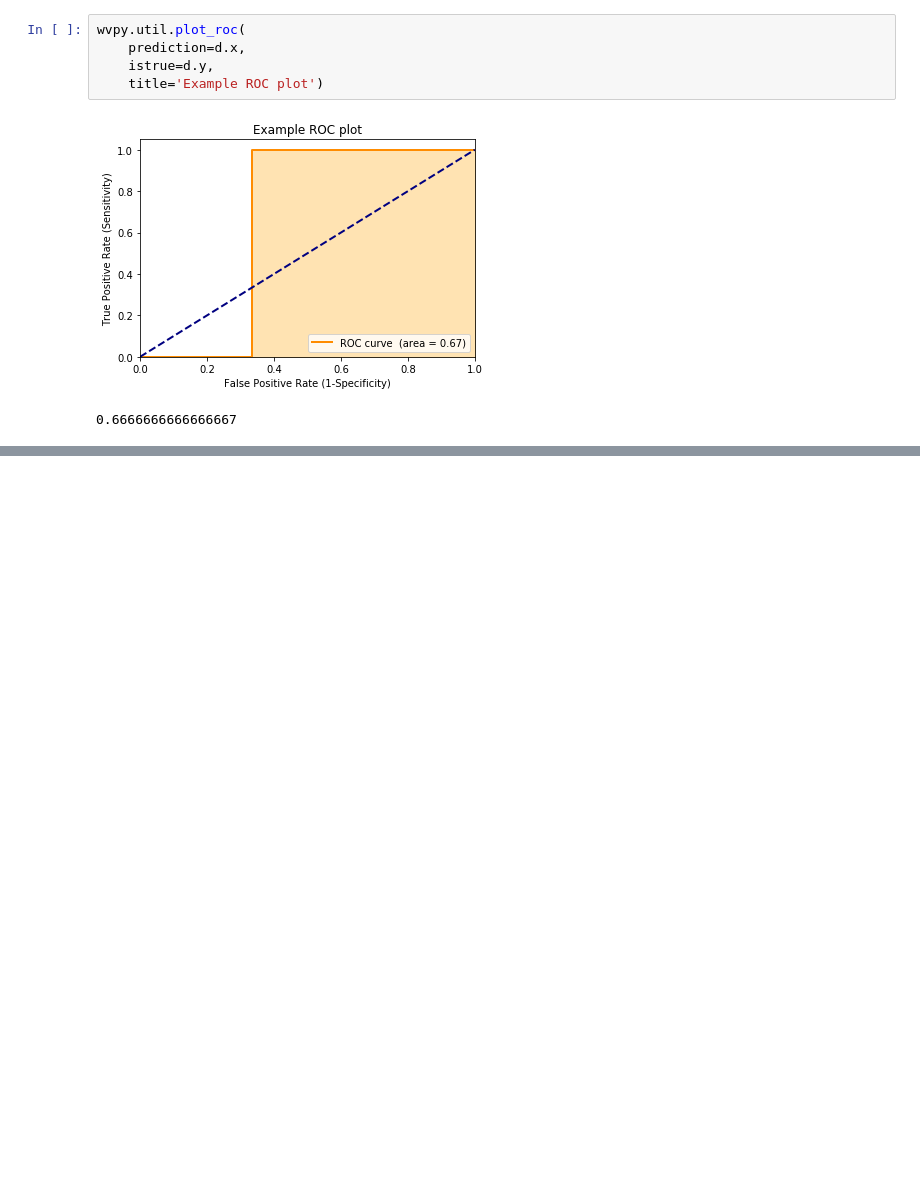
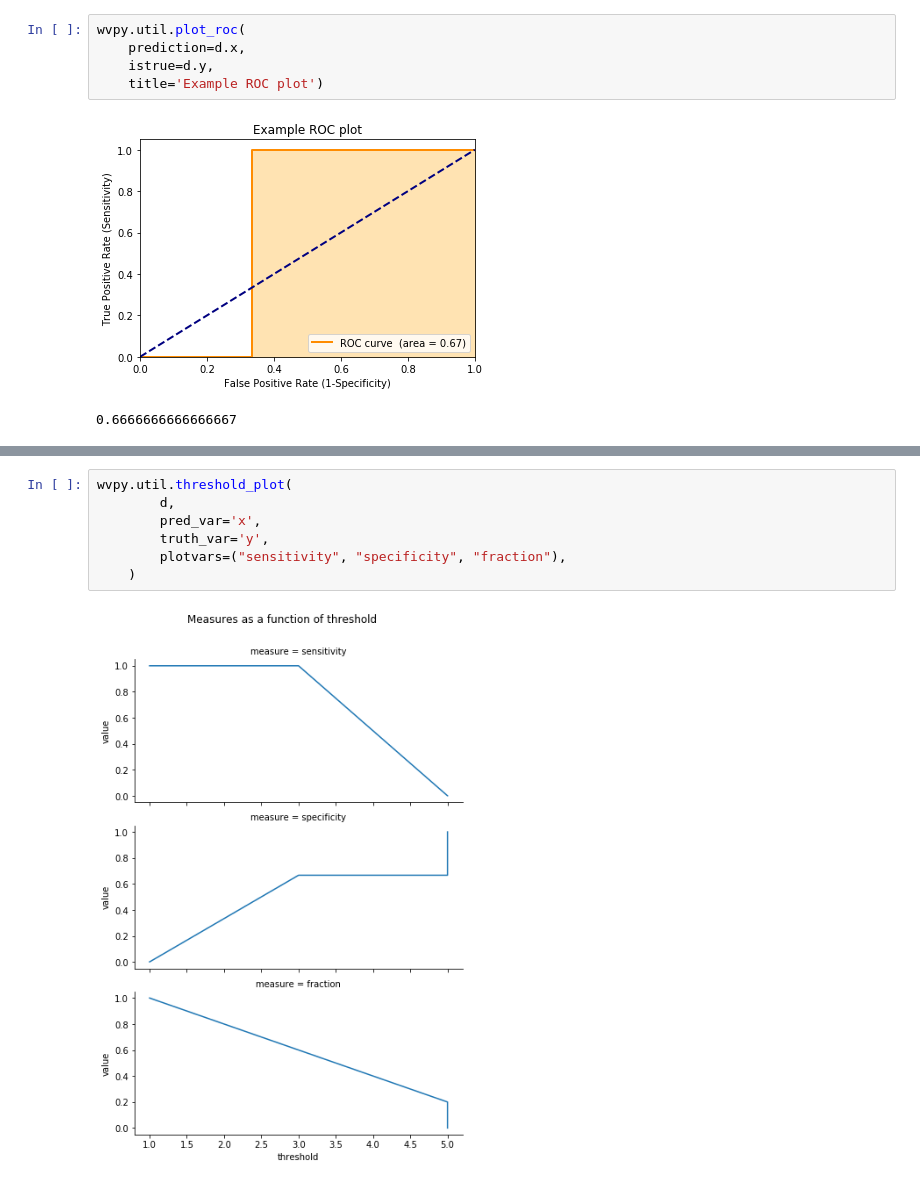
Before and after one commit to WinVector/wvpy, a Jupyter notebook: README.ipynb, the cells around one changed output, grey strips where cells are left out. Saved outputs shown, nothing was run; the diff lists cells and outputs as text; blank space fills up the shorter version.

```diff
--- a/README.ipynb
+++ b/README.ipynb
@@ -41,0 +75,9 @@ wvpy.util.plot_roc(
+# %%
+wvpy.util.threshold_plot(
+        d,
+        pred_var='x',
+        truth_var='y',
+        plotvars=("sensitivity", "specificity", "fraction"),
+    )
+# %% [output]
+[figure, added]
```
Also changed, not shown: parts of 3 cells of this notebook, 2 other files.
